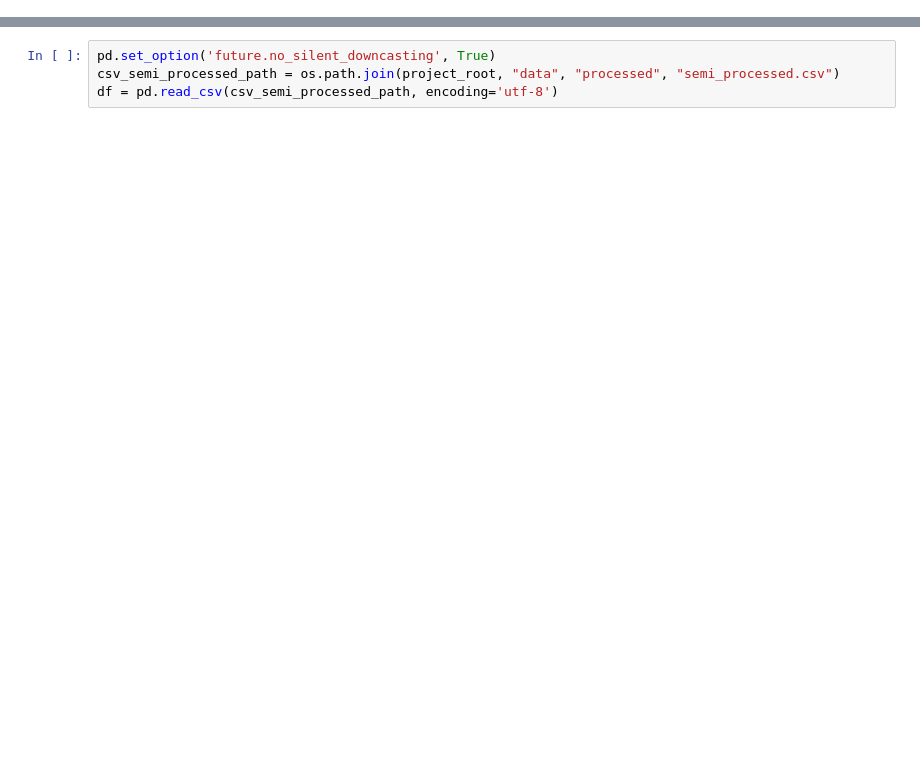
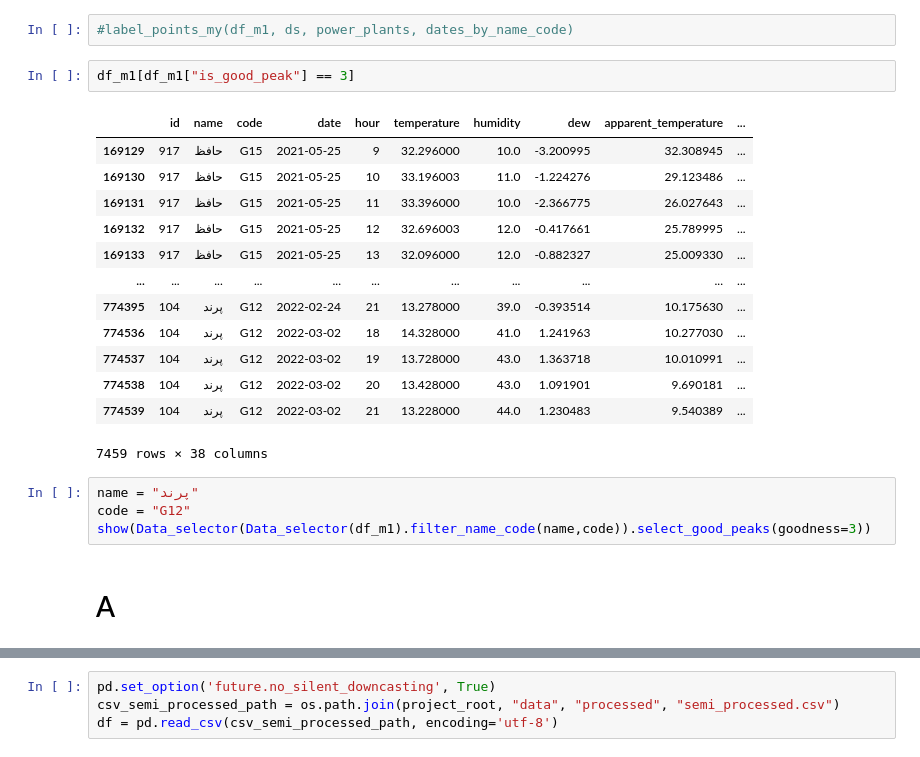
Before and after one commit to SHSMJ200/Bargh_ML, a Jupyter notebook: src/models/jupyter_files/change_detector.ipynb, the cells around one changed output, grey strips where cells are left out. Drawn from its saved outputs; the diff is of its cells as text; blank space fills up the shorter version.

```diff
--- a/src/models/jupyter_files/change_detector.ipynb
+++ b/src/models/jupyter_files/change_detector.ipynb
@@ -253,0 +279,24 @@ def d_model(m1,m2):
+# %%
+#label_points_my(df_m1, ds, power_plants, dates_by_name_code)
+# %%
+df_m1[df_m1["is_good_peak"] == 3]
+# %% [output]
+|  | id | name | code | date | hour | temperature | humidity | dew | apparent_temperature | ... |
+| 169129 | 917 | حافظ | G15 | 2021-05-25 | 9 | 32.296000 | 10.0 | -3.200995 | 32.308945 | ... |
+| 169130 | 917 | حافظ | G15 | 2021-05-25 | 10 | 33.196003 | 11.0 | -1.224276 | 29.123486 | ... |
+| 169131 | 917 | حافظ | G15 | 2021-05-25 | 11 | 33.396000 | 10.0 | -2.366775 | 26.027643 | ... |
+| 169132 | 917 | حافظ | G15 | 2021-05-25 | 12 | 32.696003 | 12.0 | -0.417661 | 25.789995 | ... |
+| 169133 | 917 | حافظ | G15 | 2021-05-25 | 13 | 32.096000 | 12.0 | -0.882327 | 25.009330 | ... |
+| ... | ... | ... | ... | ... | ... | ... | ... | ... | ... | ... |
+| 774395 | 104 | پرند | G12 | 2022-02-24 | 21 | 13.278000 | 39.0 | -0.393514 | 10.175630 | ... |
+| 774536 | 104 | پرند | G12 | 2022-03-02 | 18 | 14.328000 | 41.0 | 1.241963 | 10.277030 | ... |
+| 774537 | 104 | پرند | G12 | 2022-03-02 | 19 | 13.728000 | 43.0 | 1.363718 | 10.010991 | ... |
+| 774538 | 104 | پرند | G12 | 2022-03-02 | 20 | 13.428000 | 43.0 | 1.091901 | 9.690181 | ... |
+| 774539 | 104 | پرند | G12 | 2022-03-02 | 21 | 13.228000 | 44.0 | 1.230483 | 9.540389 | ... |
+7459 rows × 38 columns
+# %%
+name = "پرند"
+code = "G12"
+show(Data_selector(Data_selector(df_m1).filter_name_code(name,code)).select_good_peaks(goodness=3))
+# %% [markdown]
+# A
```
Also changed, not shown: parts of 35 cells of this notebook, 2 other files.
